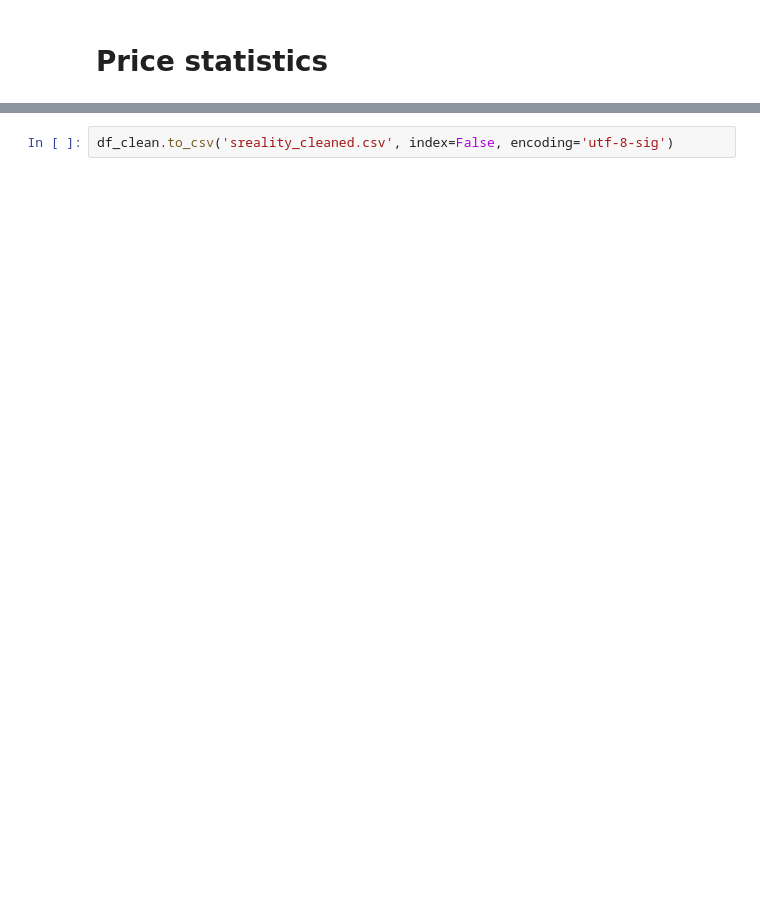
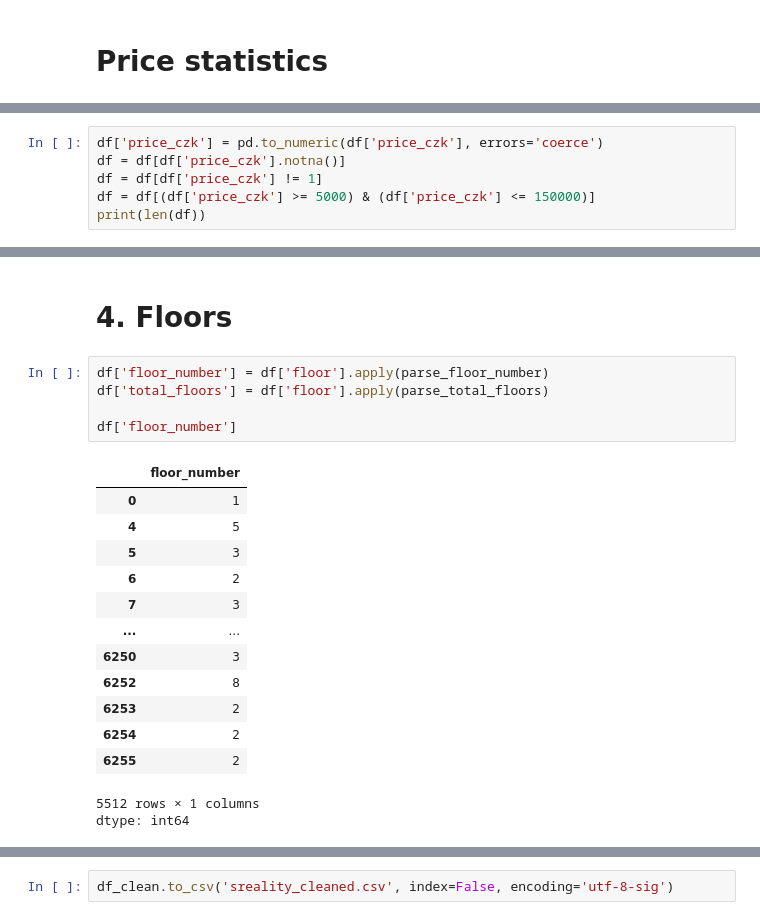
Before and after one commit to Bendy545/Prague-Rent-Predictor, a Jupyter notebook: src/cleaning/prague_rent_cleaning.ipynb, the cells around one changed output, grey strips where cells are left out. Drawn from its saved outputs; the diff is of its cells as text; blank space fills up the shorter version.

```diff
--- a/src/cleaning/prague_rent_cleaning.ipynb
+++ b/src/cleaning/prague_rent_cleaning.ipynb
@@ -226,0 +255,6 @@ plt.show()
+# %%
+df['price_czk'] = pd.to_numeric(df['price_czk'], errors='coerce')
+df = df[df['price_czk'].notna()]
+df = df[df['price_czk'] != 1]
+df = df[(df['price_czk'] >= 5000) & (df['price_czk'] <= 150000)]
+print(len(df))
@@ -226,0 +282,22 @@ plt.show()
+# %% [markdown]
+# 4. Floors
+# %%
+df['floor_number'] = df['floor'].apply(parse_floor_number)
+df['total_floors'] = df['floor'].apply(parse_total_floors)
+
+df['floor_number']
+# %% [output]
+|  | floor_number |
+| 0 | 1 |
+| 4 | 5 |
+| 5 | 3 |
+| 6 | 2 |
+| 7 | 3 |
+| ... | ... |
+| 6250 | 3 |
+| 6252 | 8 |
+| 6253 | 2 |
+| 6254 | 2 |
+| 6255 | 2 |
+5512 rows × 1 columns
+dtype: int64
```
Also changed, not shown: parts of 45 cells of this notebook.
